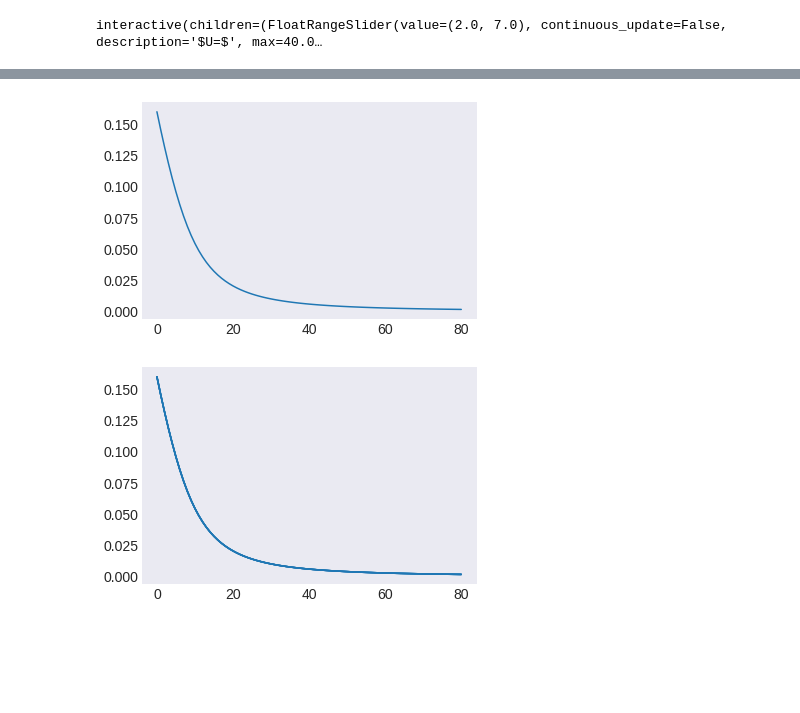
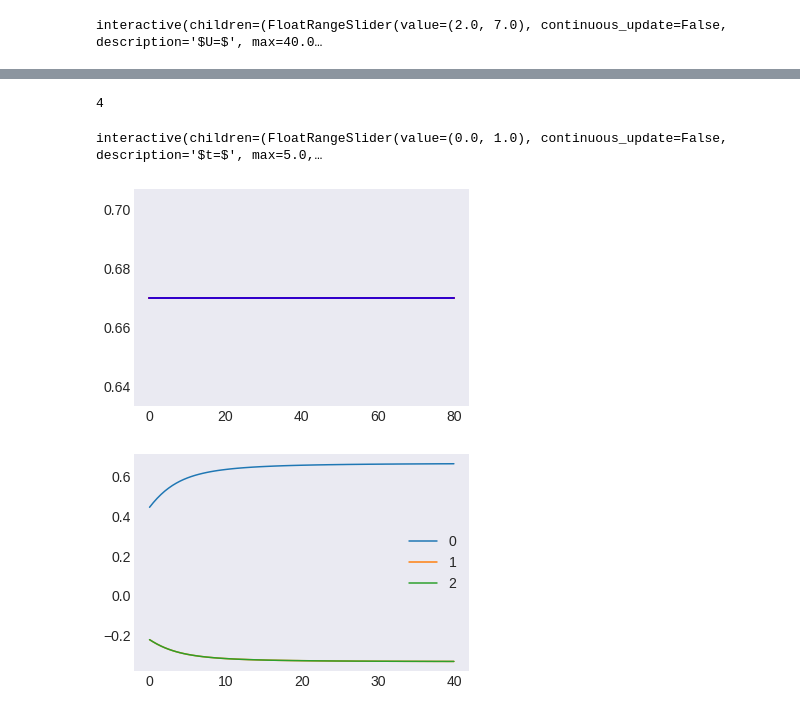
Before and after one commit to Georg912/Projektarbeit_Kunes, a Jupyter notebook: 04_Hubbard_Model/development_notebook_march.ipynb, the cells around one changed output, grey strips where cells are left out. Drawn from its saved outputs; the diff is of its cells as text; code cells hidden in the pictures; blank space fills up the shorter version.

```diff
--- a/04_Hubbard_Model/development_notebook_march.ipynb
+++ b/04_Hubbard_Model/development_notebook_march.ipynb
@@ -108,9 +118,0 @@ display(H_all_widget)
-# %%
-plt.plot(h1.Exp_Val_0(h1.DoubleSiteAvg));
-# %% [output]
-[figure, removed]
-# %%
-for i in np.arange(5):
-	plt.plot(h1.Exp_Val_0(h1.Double(i)));
-# %% [output]
-[figure, removed]
@@ -116,0 +121,22 @@ for i in np.arange(5):
+# %%
+h1.n.value
+# %% [output]
+4
+# %%
+x = lambda u,  **kwargs: u
+widgets.interactive(x, u=h1.t_range, t=h1.u_range, n=h1.n, s_up=h1.s_up, s_down=h1.s_down)
+# %% [output]
+interactive(children=(FloatRangeSlider(value=(0.0, 1.0), continuous_update=False, description='$t=$', max=5.0,…
+# %%
+for i in range(h1.n.value):
+	plt.plot(np.round(h1.Exp_Val_0(h1.Op_n_up(i)),2)[:], c="r")
+	plt.plot(np.round(h1.Exp_Val_0(h1.Op_n_down(i)),2)[:], c="b")
+# %% [output]
+[figure, added]
+# %%
+fig = plt.figure()
+u = 100
+[plt.plot(h1.u_array[:u], np.round(h1.Exp_Val_0(h1.Op_SzSz(0,i)),4)[:u], label=f"{i}") for i in range(h1.n.value)]
+plt.legend();
+# %% [output]
+[figure, added]
```
Also changed, not shown: parts of 16 cells of this notebook, 1 other file.
